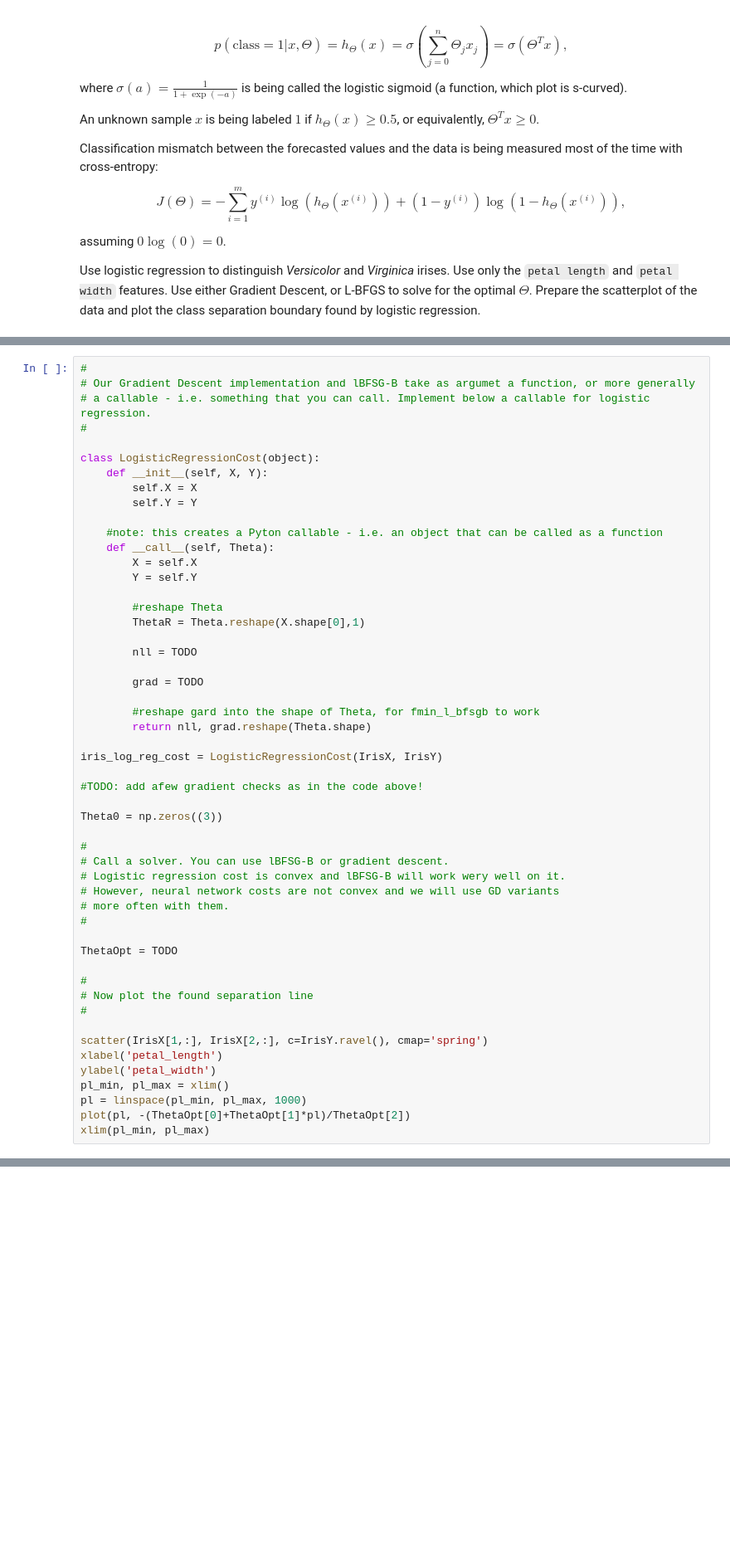
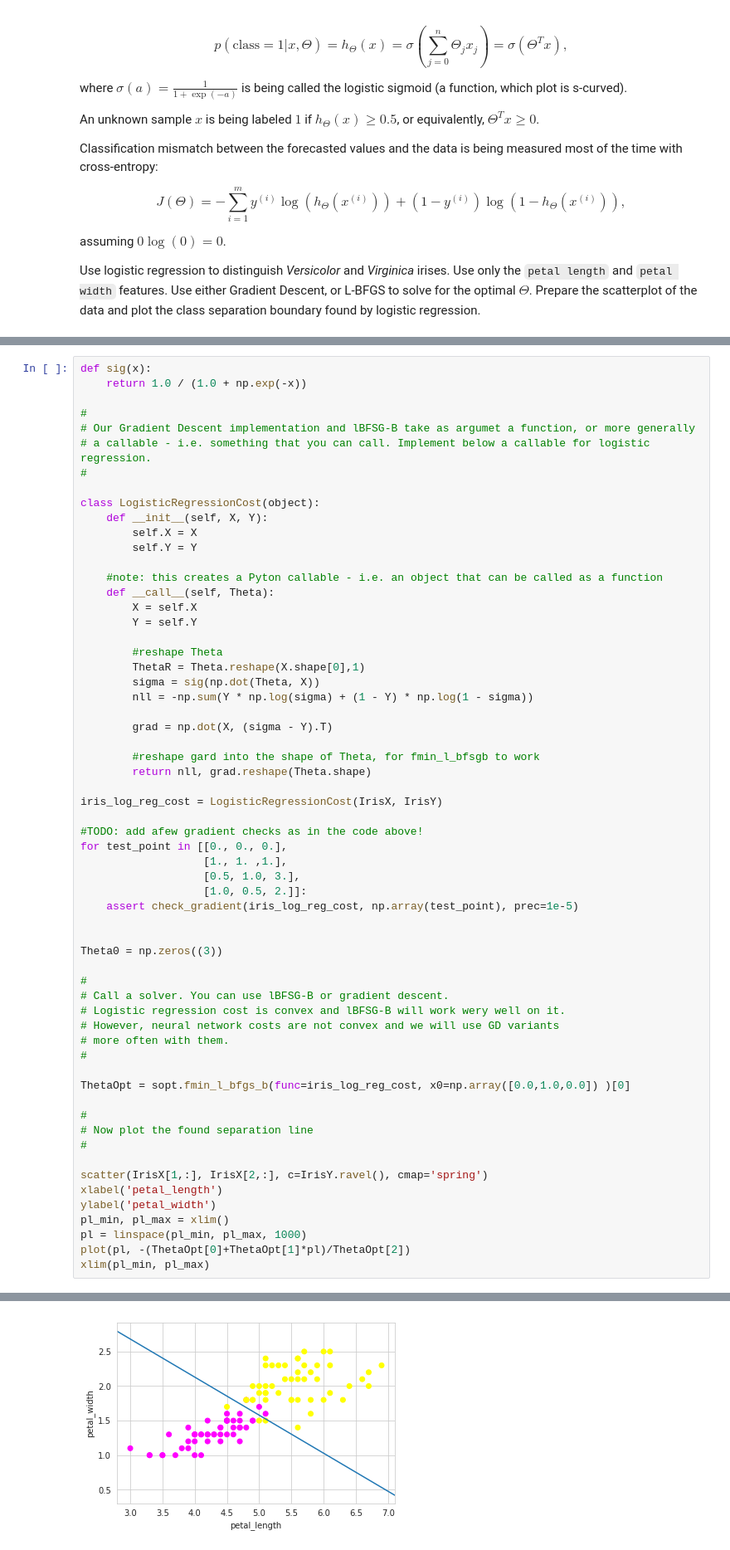
Before and after one commit to Congr00/Uni, a Jupyter notebook: Sieci Neuronowe/lab3/Assignment3.ipynb, the cells around one changed output, grey strips where cells are left out. Shown: that part at 83% size. Saved outputs shown, nothing was run; the diff lists cells and outputs as text; blank space fills up the shorter version.

```diff
--- a/Sieci Neuronowe/lab3/Assignment3.ipynb
+++ b/Sieci Neuronowe/lab3/Assignment3.ipynb
@@ -310,4 +338,7 @@ ylabel('petal_width')
 # %%
+def sig(x):
+    return 1.0 / (1.0 + np.exp(-x))
+
 #
 # Our Gradient Descent implementation and lBFSG-B take as argumet a function, or more generally
 # a callable - i.e. something that you can call. Implement below a callable for logistic regression.
@@ -325,10 +356,10 @@ class LogisticRegressionCost(object):
 
         #reshape Theta
         ThetaR = Theta.reshape(X.shape[0],1)
+        sigma = sig(np.dot(Theta, X))
+        nll = -np.sum(Y * np.log(sigma) + (1 - Y) * np.log(1 - sigma))
 
-        nll = TODO
-
-        grad = TODO
+        grad = np.dot(X, (sigma - Y).T)
 
         #reshape gard into the shape of Theta, for fmin_l_bfsgb to work
         return nll, grad.reshape(Theta.shape)
@@ -336,6 +367,12 @@ class LogisticRegressionCost(object):
 iris_log_reg_cost = LogisticRegressionCost(IrisX, IrisY)
 
 #TODO: add afew gradient checks as in the code above!
+for test_point in [[0., 0., 0.],
+                   [1., 1. ,1.],
+                   [0.5, 1.0, 3.],
+                   [1.0, 0.5, 2.]]:
+    assert check_gradient(iris_log_reg_cost, np.array(test_point), prec=1e-5)
+
 
 Theta0 = np.zeros((3))
 
@@ -346,7 +383,7 @@ Theta0 = np.zeros((3))
 # more often with them.
 #
 
-ThetaOpt = TODO
+ThetaOpt = sopt.fmin_l_bfgs_b(func=iris_log_reg_cost, x0=np.array([0.0,1.0,0.0]) )[0]
 
 #
 # Now plot the found separation line
@@ -359,3 +396,4 @@ pl_min, pl_max = xlim()
 pl = linspace(pl_min, pl_max, 1000)
 plot(pl, -(ThetaOpt[0]+ThetaOpt[1]*pl)/ThetaOpt[2])
 xlim(pl_min, pl_max)
+# %% [output]
@@ -362,3 +401,4 @@ xlim(pl_min, pl_max)
+[figure, added]
 # %% [markdown]
 # Problem 3: Backpropagation through a *tanh* Neuron [2p]
 
```
Also changed, not shown: parts of 24 cells of this notebook, 12 other files.
